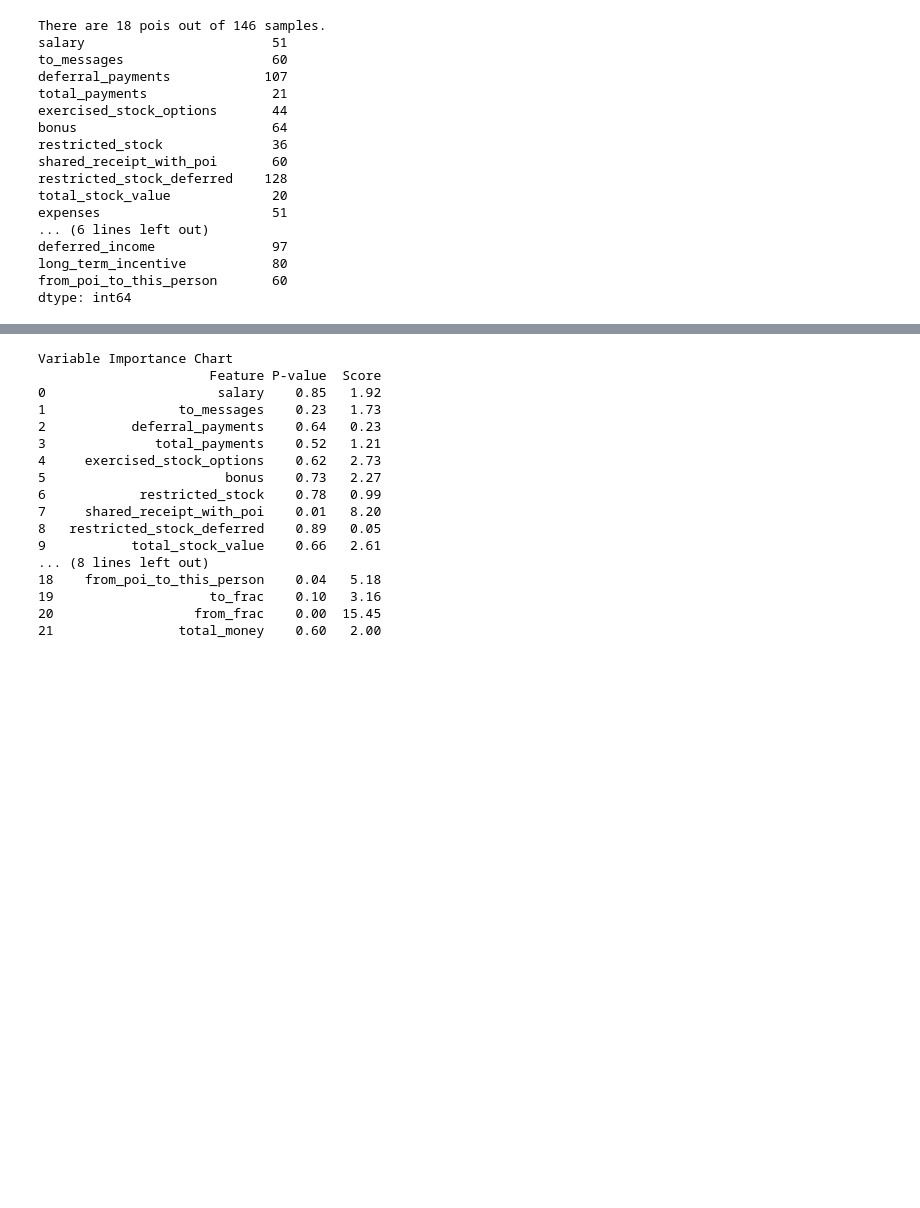
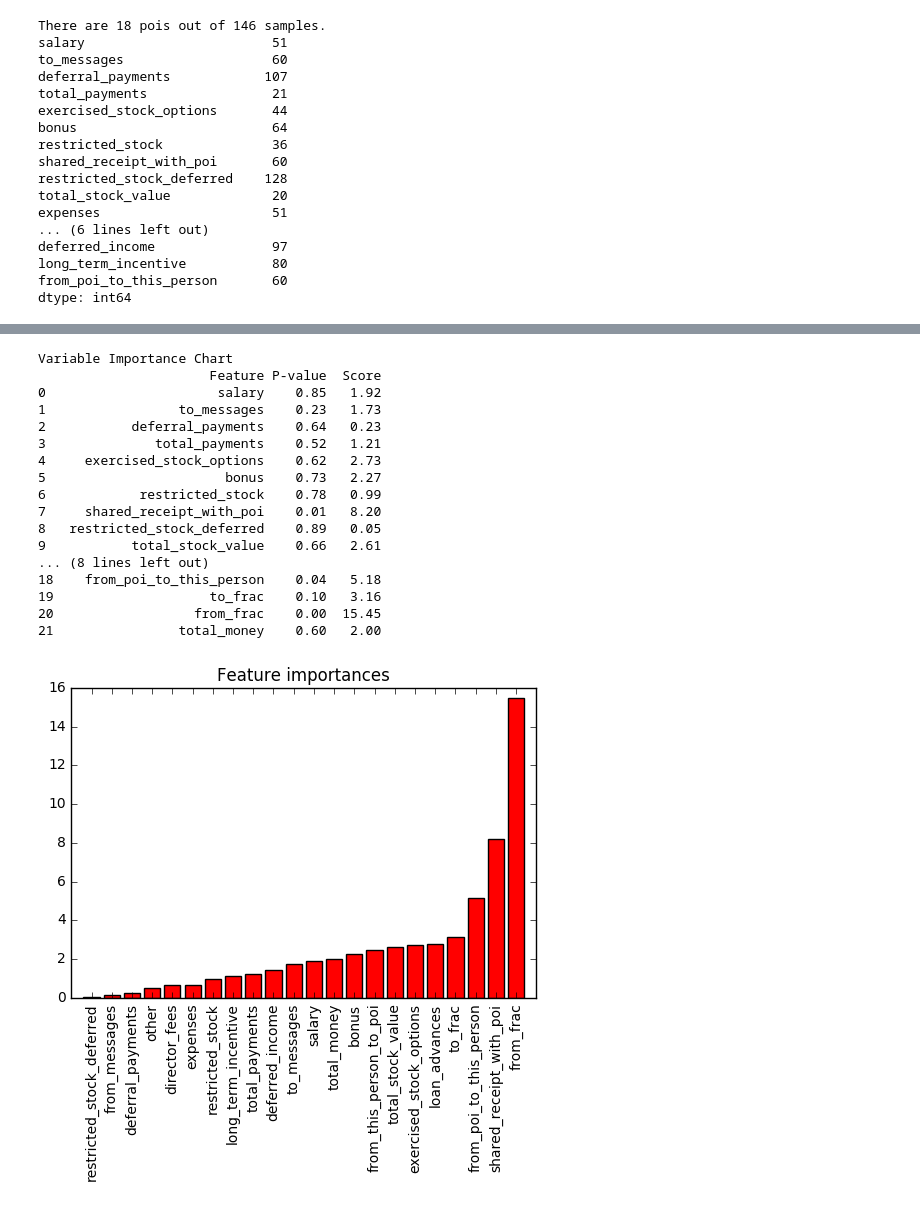
Before and after one commit to naominguyen7/Enron-Poi-Identifier, a Jupyter notebook: poi_id.ipynb, the cells around one changed output, grey strips where cells are left out. Drawn from its saved outputs; the diff is of its cells as text; code cells hidden in the pictures; blank space fills up the shorter version.

```diff
--- a/poi_id.ipynb
+++ b/poi_id.ipynb
@@ -107,33 +108,44 @@ for train_idx, test_idx in cv:
     pval.append(select.pvalues_)
 
 avgscore = np.mean(score, axis = 0)
 avgpval = np.mean(pval, axis = 0)
 
 
 print "Variable Importance Chart"
 print pd.DataFrame(
     {'Feature': features.columns,
      'Score': [ '%.2f' % elem for elem in avgscore],
      'P-value': [ '%.2f' % elem for elem in avgpval]
     })
+
+indices = np.argsort(avgscore)
+
+plt.figure()
+plt.title("Feature importances")
+plt.bar(range(len(avgscore)), avgscore[indices],
+       color="r", align="center")
+plt.xticks(range(len(avgscore)), features.columns[indices],rotation=90)
+plt.xlim([-1, len(avgscore)])
+plt.show()
 # %% [output]
 Variable Importance Chart
                       Feature P-value  Score
 0                      salary    0.85   1.92
 1                 to_messages    0.23   1.73
 2           deferral_payments    0.64   0.23
 3              total_payments    0.52   1.21
 4     exercised_stock_options    0.62   2.73
 5                       bonus    0.73   2.27
 6            restricted_stock    0.78   0.99
 7     shared_receipt_with_poi    0.01   8.20
 8   restricted_stock_deferred    0.89   0.05
 9           total_stock_value    0.66   2.61
 ... (8 lines left out)
 18    from_poi_to_this_person    0.04   5.18
 19                    to_frac    0.10   3.16
 20                  from_frac    0.00  15.45
 21                total_money    0.60   2.00
+[figure, added]
 # %% [markdown]
 I have tried including many features as computation cost is not a problem for this dataset. However, to my surprise, adding features makes the algorithms perform poorer. You will see below that I include all the features that has p-values < 0.3 in set feature_list1 and the same algorithm all perform poorer with this set. A possible explanation is that this dataset has many missing values (which we have filled them with 0 and this is wrong information).
 
```
Also changed, not shown: parts of 7 cells of this notebook, 6 other files.
